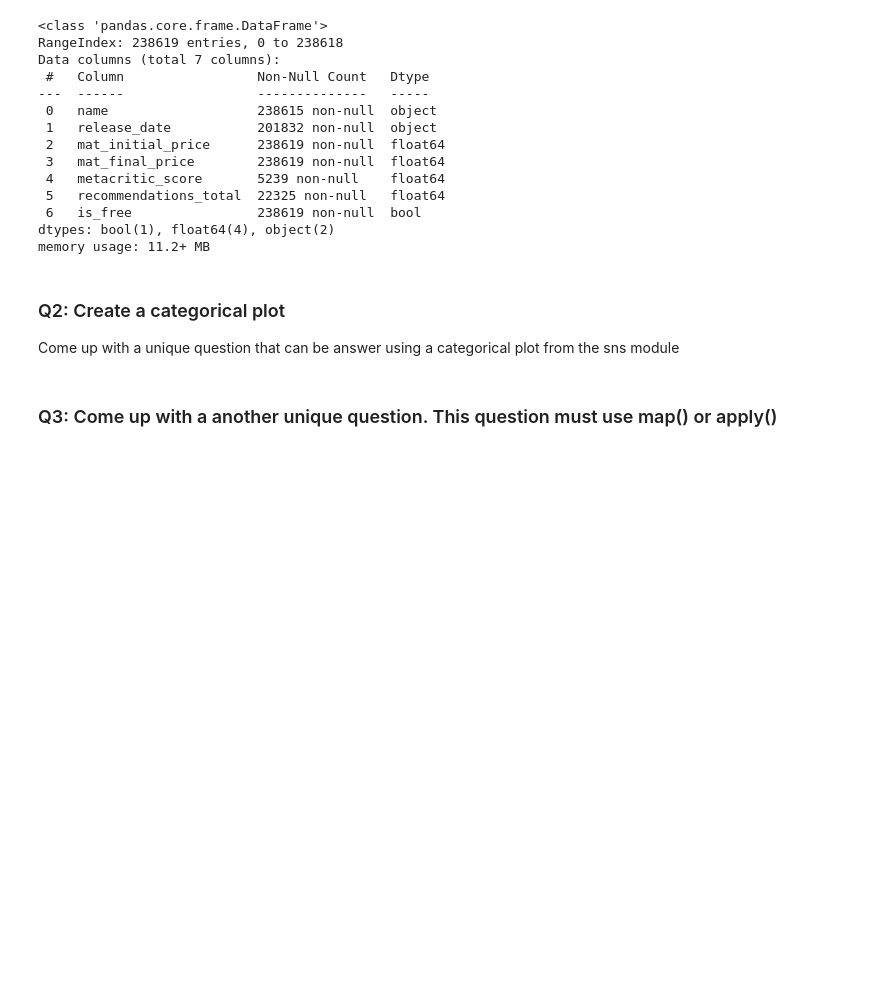
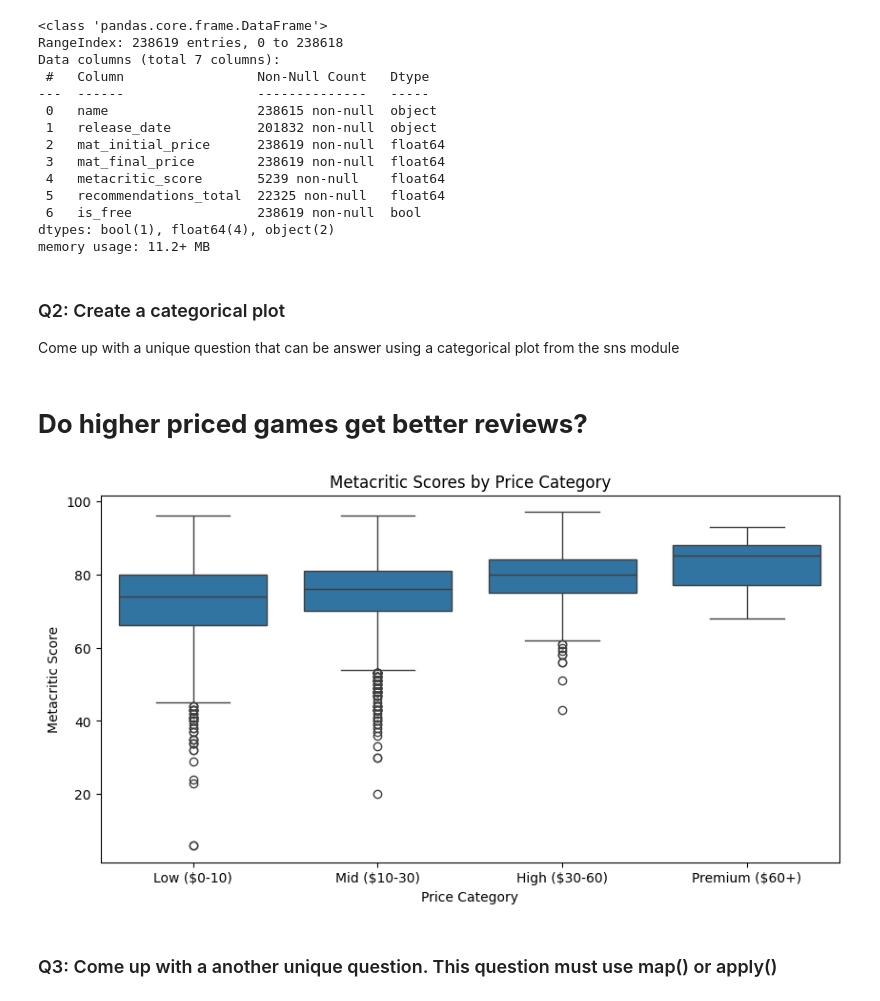
Before and after one commit to CS133-DataVisualization/term-project-group-15, a Jupyter notebook: Project Assignments/CS133_F25_P2_categorical_interactive_transform.ipynb, the cells around one changed output. Cells and saved outputs as stored; diff of their text form; code cells hidden in the pictures; blank space fills up the shorter version.

```diff
--- a/Project Assignments/CS133_F25_P2_categorical_interactive_transform.ipynb
+++ b/Project Assignments/CS133_F25_P2_categorical_interactive_transform.ipynb
@@ -69,3 +73,24 @@ Come up with a unique question that can be answer using a categorical plot from
+# %% [markdown]
+# **Do higher priced games get better reviews?**
+# %%
+# Create price bins
+steam_clean["price_category"] = pd.cut(
+    steam_clean["mat_final_price"],
+    bins=[0, 10, 30, 60, 100],
+    labels=["Low ($0-10)", "Mid ($10-30)", "High ($30-60)", "Premium ($60+)"]
+)
+
+# Create boxplot
+plt.figure(figsize=(10,5))
+sns.boxplot(data=steam_clean, x="price_category", y="metacritic_score")
+
+plt.title("Metacritic Scores by Price Category")
+plt.xlabel("Price Category")
+plt.ylabel("Metacritic Score")
+
+plt.show()
+# %% [output]
+[figure, added]
 # %% [markdown]
 ### Q3: Come up with a another unique question. This question must use map() or apply()
 # %%
```
Also changed, not shown: parts of 2 cells of this notebook.
